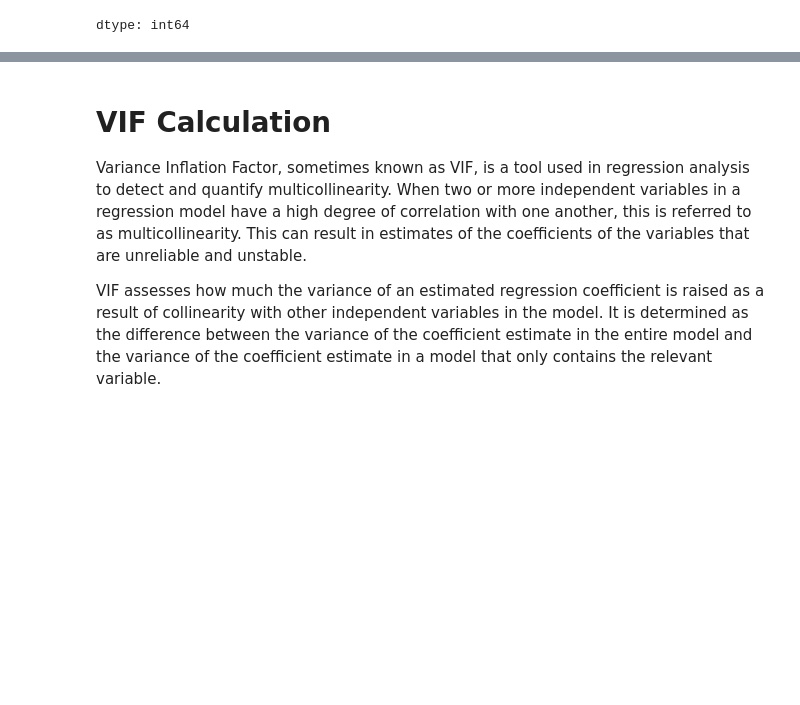
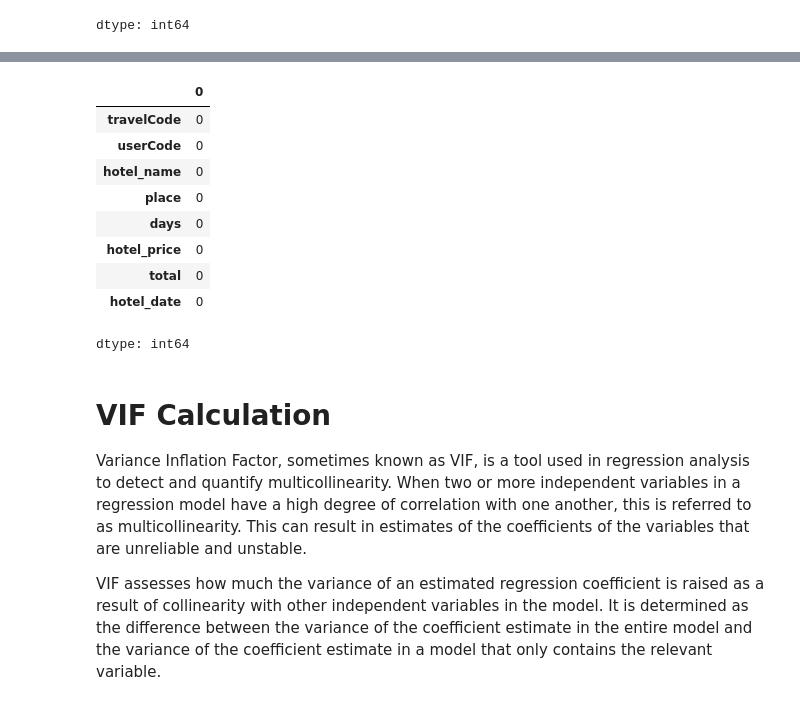
Before and after one commit to amol004/Voyage-Analytics-Integrating-MLOps-in-Travel, a Jupyter notebook: Capstone_Project_Productionization_of_ML_Systems.ipynb, the cells around one changed output, grey strips where cells are left out. Drawn from its saved outputs; the diff is of its cells as text; code cells hidden in the pictures; blank space fills up the shorter version.

```diff
--- a/Capstone_Project_Productionization_of_ML_Systems.ipynb
+++ b/Capstone_Project_Productionization_of_ML_Systems.ipynb
@@ -1038,3 +1048,16 @@ dtype: int64
+# %%
+hotel.isnull().sum() # there are no missing values
+# %% [output]
+|  | 0 |
+| travelCode | 0 |
+| userCode | 0 |
+| hotel_name | 0 |
+| place | 0 |
+| days | 0 |
+| hotel_price | 0 |
+| total | 0 |
+| hotel_date | 0 |
+dtype: int64
 # %% [markdown]
 # **VIF Calculation**
 
```
Also changed, not shown: parts of 2 cells of this notebook.
